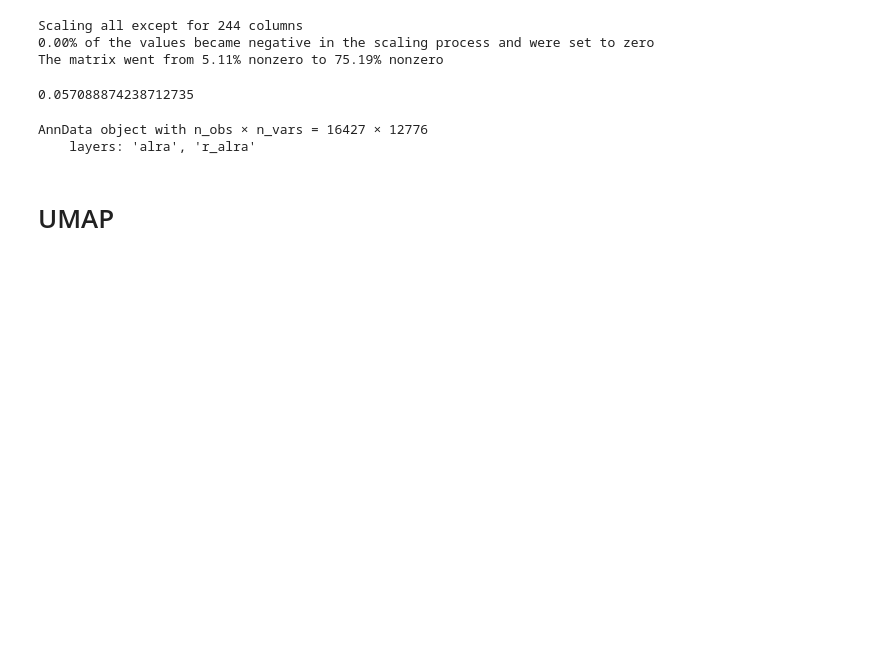
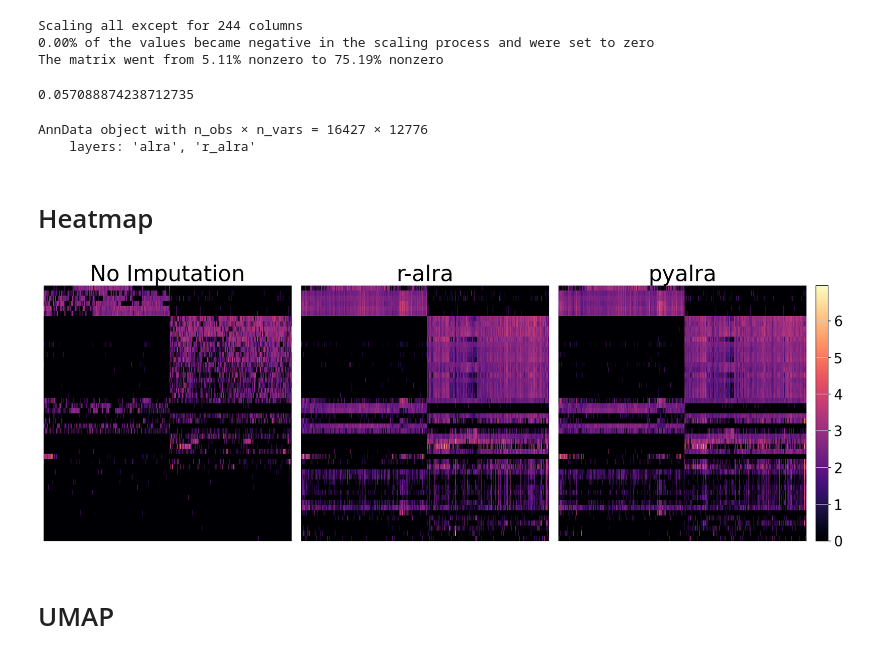
Before and after one commit to alexandrelanau/pyALRA, a Jupyter notebook: pyALRA/benchmarks/pyALRA_fig.ipynb, the cells around one changed output. Saved outputs shown, nothing was run; the diff lists cells and outputs as text; code cells hidden in the pictures; blank space fills up the shorter version.

```diff
--- a/pyALRA/benchmarks/pyALRA_fig.ipynb
+++ b/pyALRA/benchmarks/pyALRA_fig.ipynb
@@ -69,5 +68,78 @@ adata_norm
 # %% [output]
 AnnData object with n_obs × n_vars = 16427 × 12776
     layers: 'alra', 'r_alra'
+# %% [markdown]
+# Heatmap
+# %%
+# # Step 1: Do NOT subset adata
+# sc.pp.highly_variable_genes(adata_norm, layer='alra', n_top_genes=50, subset=False)
+
+# # Step 2: Get list of 50 HVGs
+# hvg_genes = adata_norm.var_names[adata_norm.var['highly_variable']]
+
+# # Step 3: Define extraction function
+# def get_expr_df(matrix, gene_names, cell_names):
+#     if not isinstance(matrix, np.ndarray):
+#         matrix = matrix.toarray()
+#     df = pd.DataFrame(matrix, index=cell_names, columns=gene_names)
+#     df = df[hvg_genes]  # keep only HVGs
+#     df = df.T  # genes x cells
+#     return df.astype(float)  # ensure numeric type
+
+# # Step 4: Extract all matrices
+# X_base = get_expr_df(adata_norm.X, adata_norm.var_names, adata_norm.obs_names)
+# X_layer1 = get_expr_df(adata_norm.layers['r_alra'], adata_norm.var_names, adata_norm.obs_names)
+# X_layer2 = get_expr_df(adata_norm.layers['alra'], adata_norm.var_names, adata_norm.obs_names)
+
+# # Step 5: Compute clustering on one matrix
+# g = sns.clustermap(X_base, row_cluster=True, col_cluster=True, cmap="magma",
+#                    xticklabels=False, yticklabels=False, figsize=(10, 10),
+#                    dendrogram_ratio=(0.1, 0.1), cbar_pos=None)
+
+# # Step 6: Get dendrogram order
+# gene_order = g.dendrogram_row.reordered_ind
+# cell_order = g.dendrogram_col.reordered_ind
+
+# # Step 7: Reorder matrices
+# def reorder(df):
+#     return df.iloc[gene_order, cell_order]
+
+# matrices = {
+#     "No Imputation": reorder(X_base),
+#     "r-alra": reorder(X_layer1),
+#     "pyalra": reorder(X_layer2)
+# }
+
+# # Step 8: Determine global color scale (vmin/vmax)
+# vmin = min(df.values.min() for df in matrices.values())
+# vmax = max(df.values.max() for df in matrices.values())
+
+import matplotlib.gridspec as gridspec
+
+# Step 9: Plot side-by-side heatmaps with shared colorbar
+fig = plt.figure(figsize=(18, 6))
+gs = gridspec.GridSpec(1, 4, width_ratios=[1, 1, 1, 0.05], wspace=0.05)
+
+# Shared color scale
+vmin = min(df.values.min() for df in matrices.values())
+vmax = max(df.values.max() for df in matrices.values())
+
+axes = []
+for i, (title, df) in enumerate(matrices.items()):
+    ax = fig.add_subplot(gs[i])
+    axes.append(ax)
+    hm = sns.heatmap(df, ax=ax, cmap="magma", vmin=vmin, vmax=vmax,
+                     xticklabels=False, yticklabels=False, cbar=False)
+    ax.set_title(title,fontsize=28)
+
+# Add colorbar on the 4th subplot position
+cax = fig.add_subplot(gs[3])
+plt.colorbar(hm.get_children()[0], cax=cax)
+
+plt.tight_layout()
+plt.savefig('/storage/Implem/pyALRA/pyALRA/plots/heatmaps/heatmap_HVGs_comparison.png', dpi=400)
+plt.show()
+# %% [output]
+[figure, added]
 # %% [markdown]
 # UMAP
```
Also changed, not shown: parts of 12 cells of this notebook, 5 other files.
